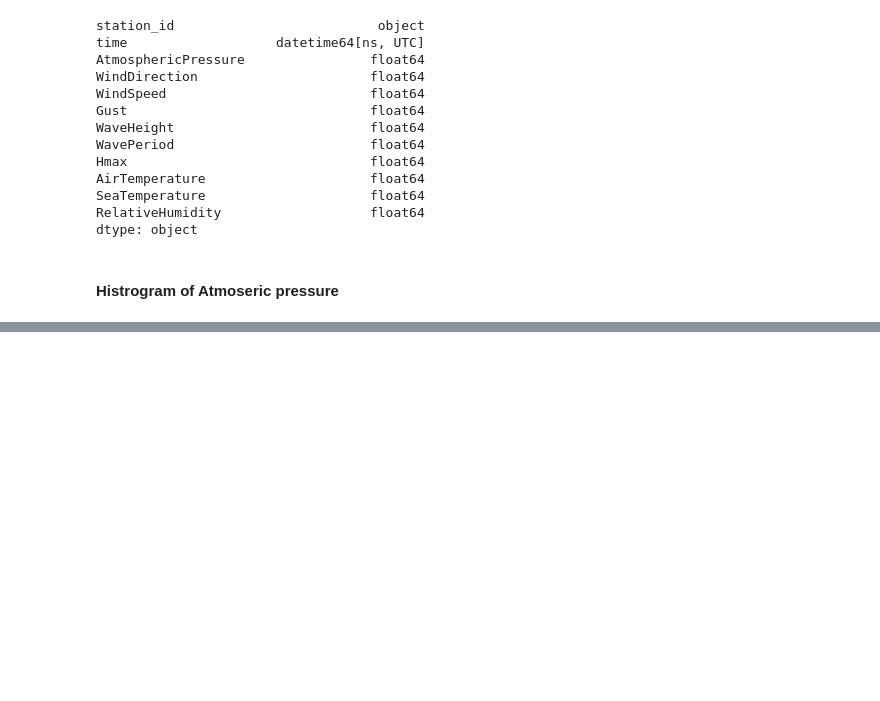
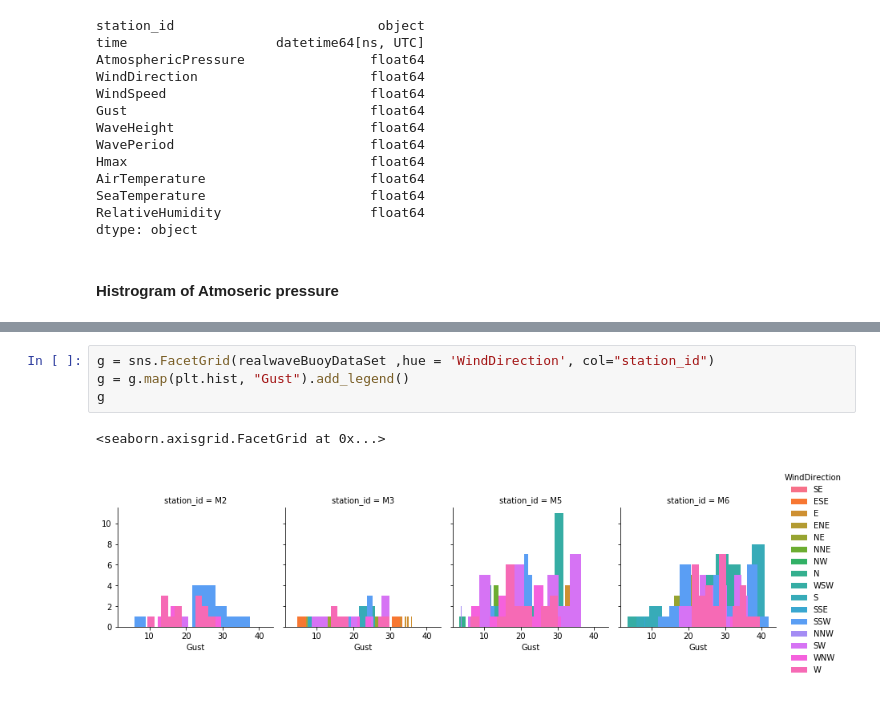
Before and after one commit to neadie/ProgrammingForDataAnalyticsProject, a Jupyter notebook: ProgrammingForDataAnalyticsProject.ipynb, the cells around one changed output, grey strips where cells are left out. Drawn from its saved outputs; the diff is of its cells as text; blank space fills up the shorter version.

```diff
--- a/ProgrammingForDataAnalyticsProject.ipynb
+++ b/ProgrammingForDataAnalyticsProject.ipynb
@@ -370,0 +123,7 @@ result
+# %%
+g = sns.FacetGrid(realwaveBuoyDataSet ,hue = 'WindDirection', col="station_id")
+g = g.map(plt.hist, "Gust").add_legend()
+g
+# %% [output]
+<seaborn.axisgrid.FacetGrid at 0x...>
+[figure, added]
```
Also changed, not shown: parts of 46 cells of this notebook.
